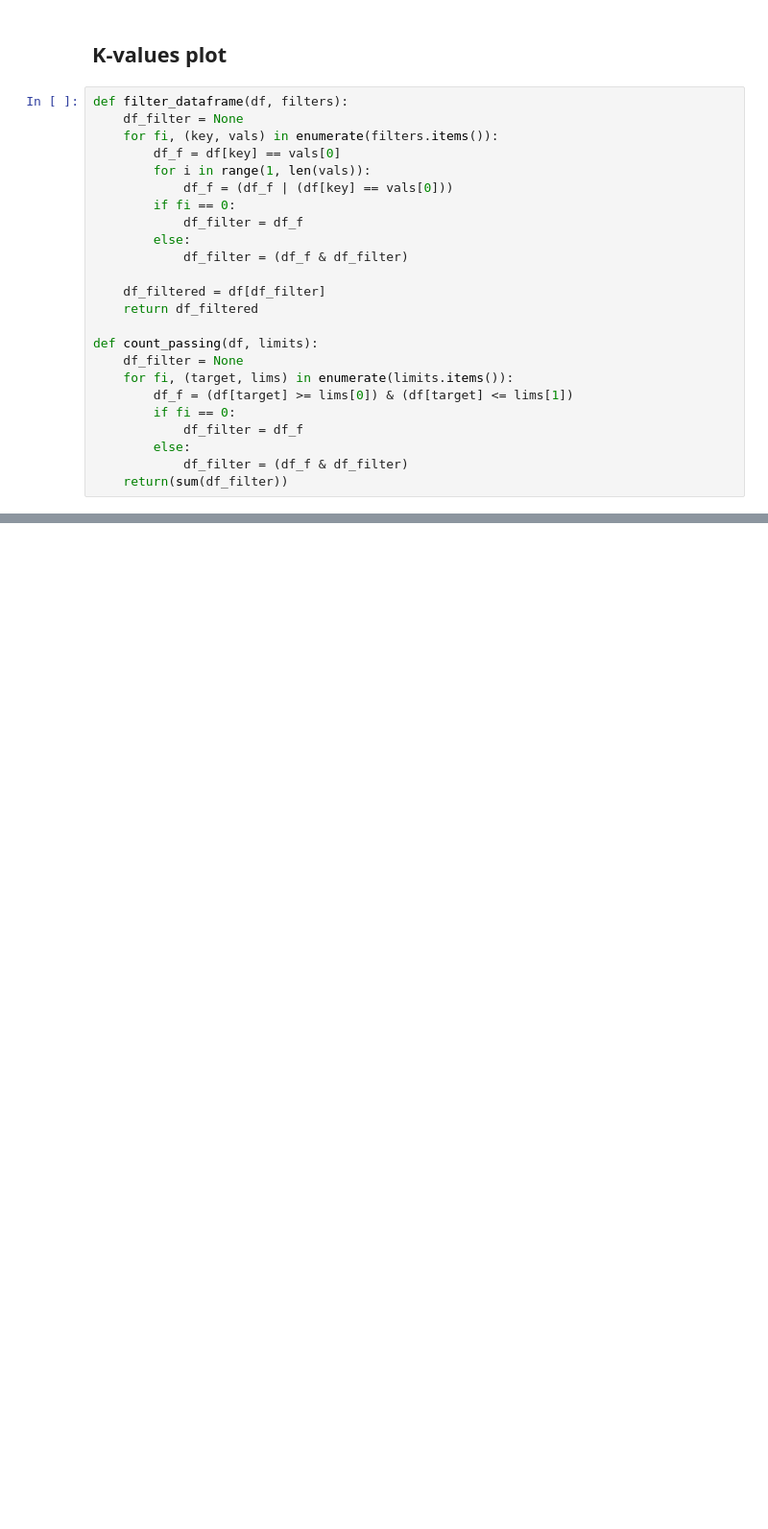
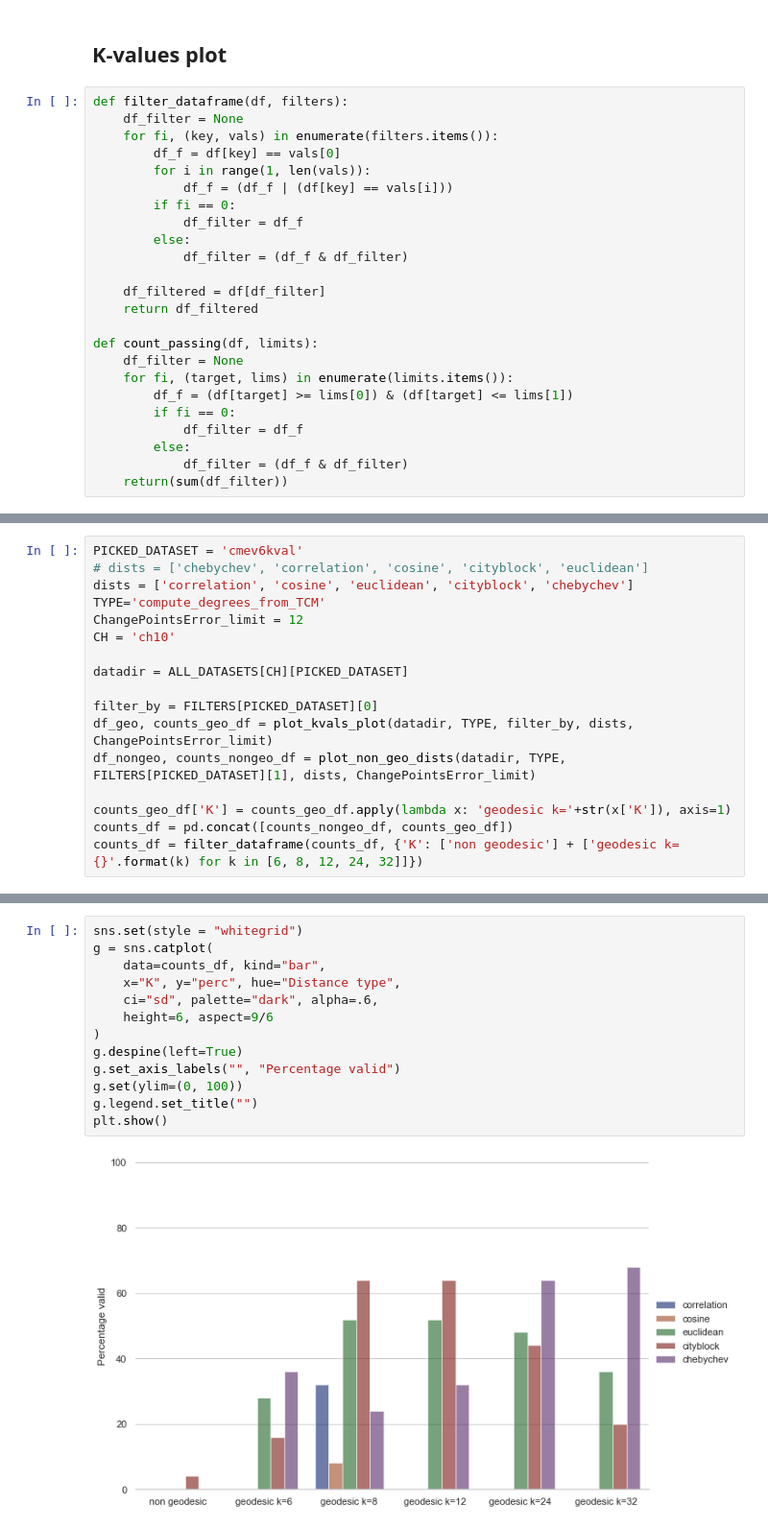
Before and after one commit to braindynamicslab/demapper, a Jupyter notebook: notebooks/evaluate_analysis_cme.ipynb, the cells around one changed output, grey strips where cells are left out. Shown at 96% size. Saved outputs shown, nothing was run; the diff lists cells and outputs as text; blank space fills up the shorter version.

```diff
--- a/notebooks/evaluate_analysis_cme.ipynb
+++ b/notebooks/evaluate_analysis_cme.ipynb
@@ -259,7 +259,7 @@ def filter_dataframe(df, filters):
     for fi, (key, vals) in enumerate(filters.items()):
         df_f = df[key] == vals[0]
         for i in range(1, len(vals)):
-            df_f = (df_f | (df[key] == vals[0]))
+            df_f = (df_f | (df[key] == vals[i]))
         if fi == 0:
             df_filter = df_f
         else:
@@ -395,0 +440,17 @@ len(results):  4125
+# %%
+PICKED_DATASET = 'cmev6kval'
+# dists = ['chebychev', 'correlation', 'cosine', 'cityblock', 'euclidean']
+dists = ['correlation', 'cosine', 'euclidean', 'cityblock', 'chebychev']
+TYPE='compute_degrees_from_TCM'
+ChangePointsError_limit = 12
+CH = 'ch10'
+
+datadir = ALL_DATASETS[CH][PICKED_DATASET]
+
+filter_by = FILTERS[PICKED_DATASET][0]
+df_geo, counts_geo_df = plot_kvals_plot(datadir, TYPE, filter_by, dists, ChangePointsError_limit)
+df_nongeo, counts_nongeo_df = plot_non_geo_dists(datadir, TYPE, FILTERS[PICKED_DATASET][1], dists, ChangePointsError_limit)
+
+counts_geo_df['K'] = counts_geo_df.apply(lambda x: 'geodesic k='+str(x['K']), axis=1)
+counts_df = pd.concat([counts_nongeo_df, counts_geo_df])
+counts_df = filter_dataframe(counts_df, {'K': ['non geodesic'] + ['geodesic k={}'.format(k) for k in [6, 8, 12, 24, 32]]})
@@ -395,0 +464,15 @@ len(results):  4125
+# %%
+sns.set(style = "whitegrid")
+g = sns.catplot(
+    data=counts_df, kind="bar",
+    x="K", y="perc", hue="Distance type",
+    ci="sd", palette="dark", alpha=.6,
+    height=6, aspect=9/6
+)
+g.despine(left=True)
+g.set_axis_labels("", "Percentage valid")
+g.set(ylim=(0, 100))
+g.legend.set_title("")
+plt.show()
+# %% [output]
+[figure, added]
```
Also changed, not shown: parts of 9 cells of this notebook, 12 other files.
